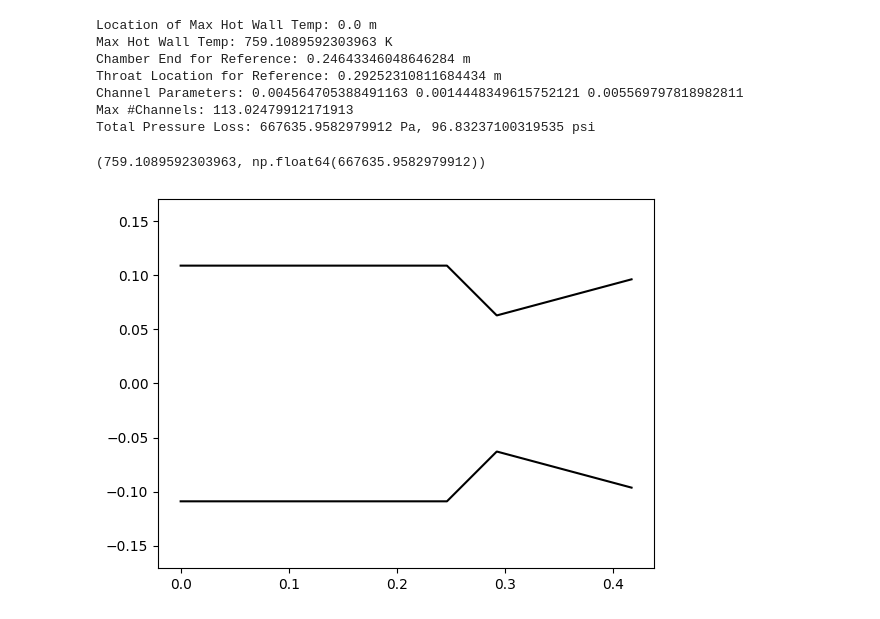
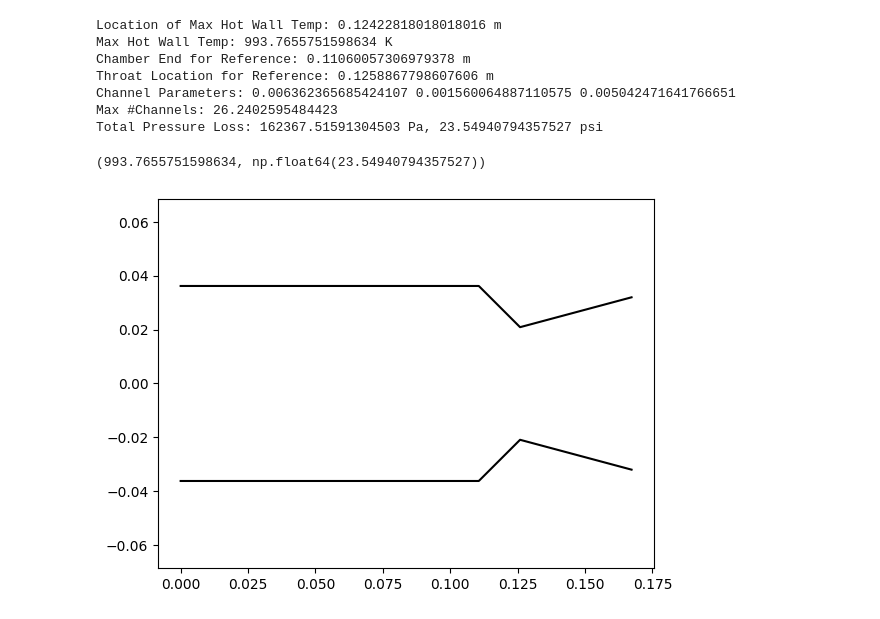
Before and after one commit to UC-Davis-APRL/enginethermals, a Jupyter notebook: Regenerative Cooling Calculator.ipynb, the cells around one changed output. Saved outputs shown, nothing was run; the diff lists cells and outputs as text; code cells hidden in the pictures.

```diff
--- a/Regenerative Cooling Calculator.ipynb
+++ b/Regenerative Cooling Calculator.ipynb
@@ -431,6 +478,12 @@ def Graphing(x_list, y_list, title, y_title):
 
     fig.show()
 
+def ChannelMax(Max, Min, Exit):
+    nchmaxc = (pi*D_c)/Max
+    nchmaxt = (pi*D_t)/Min
+    nchmaxe = (pi*D_e)/Exit
+    return(min(nchmaxc, nchmaxt, nchmaxe))
+
 def Regen(Ch_max=None, Ch_min=None, Ch_exit=None
           , Rib_max=None, Rib_min=None, Rib_exit=None
           , H_max=None, H_min=None, H_exit=None
@@ -473,14 +526,10 @@ def Regen(Ch_max=None, Ch_min=None, Ch_exit=None
         W_ribc = ((pi * D_c)/n_ch) - Ch_max
         W_ribt = ((pi*D_t)/n_ch) - Ch_min
         W_ribe = ((pi*D_e)/n_ch) - Ch_exit
-        if W_ribc < 0 or W_ribt < 0 or W_ribe < 0:
-            raise ValueError("Negative Rib Thickness",
-                             "Rib at Chamber", W_ribc,
-                             "Rib at Throat", W_ribt,
-                             "Rib at Exit", W_ribe)
-        nchmaxc = (pi*D_c)/Ch_max
-        nchmaxt = (pi*D_t)/Ch_min
-        nchmaxe = (pi*D_e)/Ch_exit
+        nchmax = ChannelMax(Ch_max, Ch_min, Ch_exit)
+        invalid = {name: val for name, val in {"W_ribc": W_ribc, "W_ribt": W_ribt, "W_ribe": W_ribe}.items() if val < 0}
+        if invalid:
+            raise ValueError(f"Negative Rib Thickness — {', '.join(f'{n}={v}' for n, v in invalid.items())} | Max# of Channels: {nchmax}")
 
     if defined == "Ribs":
         W_ribc = Rib_max
@@ -489,15 +538,11 @@ def Regen(Ch_max=None, Ch_min=None, Ch_exit=None
         W_chc = ((pi * D_c)/n_ch) - Rib_max
         W_cht = ((pi*D_t)/n_ch) - Rib_min
         W_che = ((pi*D_e)/n_ch) - Rib_exit
-        if W_chc < 0 or W_cht < 0 or W_che < 0:
-            raise ValueError("Negative Rib Thickness",
-                             "Channel Width at Chamber", W_chc,
-                             "Channel Width at Throat", W_cht,
-                             "Channel Width at Exit", W_che)
-        nchmaxc = (pi*D_c)/Rib_max
-        nchmaxt = (pi*D_t)/Rib_min
-        nchmaxe = (pi*D_e)/Rib_exit
-    nchmax = min(nchmaxc, nchmaxt, nchmaxe)
+        nchmax = ChannelMax(Rib_max, Rib_min, Rib_exit)
+        invalid = {name: val for name, val in {"W_chc": W_chc, "W_cht": W_cht, "W_che": W_che}.items() if val < 0}
+        if invalid:
+            raise ValueError(f"Negative Rib Thickness — {', '.join(f'{n}={v}' for n, v in invalid.items())} | Max# of Channels: {nchmax}")
+
 
     #Important Distances from Injector Face
     x_e = L_ch #x-pos of exit
@@ -722,6 +767,7 @@ def Regen(Ch_max=None, Ch_min=None, Ch_exit=None
 
     #Total Pressure Loss
     P_lost = P_p0 - P_p
+    P_lostpsi = P_lost/6894.76
     HWmax_index = np.argmax(T_hw_arr)
     x_hwmax = x_list[HWmax_index]
     T_hwmax = T_hw_arr[HWmax_index]
@@ -742,31 +788,31 @@ def Regen(Ch_max=None, Ch_min=None, Ch_exit=None
         elif defined == "Channels":
             print("Rib Parameters:", W_ribc, W_ribt, W_ribe)
         print("Max #Channels:", nchmax)
-        print("Total Pressure Loss:", P_lost, "Pa,", (P_p0 - P_p)/6894.76, "psi")
+        print("Total Pressure Loss:", P_lost, "Pa,", P_lostpsi, "psi")
 
         Graphing(x_list, T_hw_arr, "Hot Wall Temperature vs. Distance From Injector Face", "Temperature (K)")
         Graphing(x_list, T_p_arr, "Propellant Temperature vs. Distance From Injector Face", "Temperature (K)")
         Graphing(x_list, S_arr, "Max Stress vs. Distance From Injector Face", "Stress (MPa)")
         Graphing(x_list, P_arr, "Pressure vs. Distance From Injector Face", "Pressure (Pa)")
-    return(T_hwmax, P_lost)
+    return(T_hwmax, P_lostpsi)
 # %%
 #Test Runs
 
 #Bartz_Iterator(T_c = T_c, T_p = 330, Ma = 0, A = A, h_p = 17435.70437, k_w = 380, t_w = 0.0007)
 
 #Engine_Contour(L = 0.197256, x_c = 0.106230, x_t = 0.132530, x_e = 0.197256, D_c = 0.085725, D_t = 0.028956, D_e = 0.061760, n = 1000)
 
 Regen(Ch_max=None, Ch_min=None, Ch_exit=None
-      , Rib_max=0.004, Rib_min=0.0035, Rib_exit=0.002
-      , H_max=0.002, H_min=0.0015, H_exit=0.002
-      , L_ch=0.417256, n=1000, n_ch=80, P_p0=5.84e6, T_p0=300,t_w=0.0007, Material="Aluminum", flow=1, Info = 1)
+      , Rib_max=0.005, Rib_min=0.005, Rib_exit=0.005
+      , H_max=0.001, H_min=0.001, H_exit=0.001
+      , L_ch=0.167256, n=1000, n_ch=20, P_p0=5.84e6, T_p0=300,t_w=0.0007, Material="Aluminum", flow=1, Info = 1)
 # %% [output]
-Location of Max Hot Wall Temp: 0.0 m
-Max Hot Wall Temp: 759.1089592303963 K
-Chamber End for Reference: 0.24643346048646284 m
-Throat Location for Reference: 0.29252310811684434 m
-Channel Parameters: 0.004564705388491163 0.0014448349615752121 0.005569797818982811
-Max #Channels: 113.02479912171913
-Total Pressure Loss: 667635.9582979912 Pa, 96.83237100319535 psi
+Location of Max Hot Wall Temp: 0.12422818018018016 m
+Max Hot Wall Temp: 993.7655751598634 K
+Chamber End for Reference: 0.11060057306979378 m
+Throat Location for Reference: 0.1258867798607606 m
+Channel Parameters: 0.006362365685424107 0.001560064887110575 0.005042471641766651
+Max #Channels: 26.2402595484423
+Total Pressure Loss: 162367.51591304503 Pa, 23.54940794357527 psi
-(759.1089592303963, np.float64(667635.9582979912))
+(993.7655751598634, np.float64(23.54940794357527))
-[figure, old version]
+[figure, new version]
```
Also changed, not shown: parts of 5 cells of this notebook.
